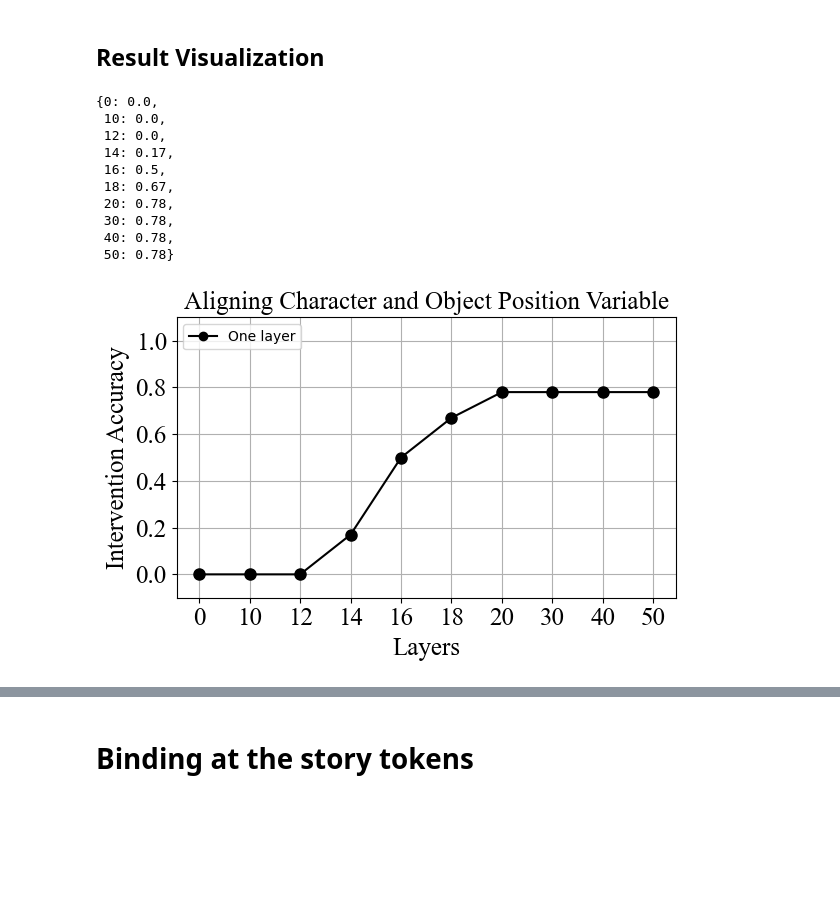
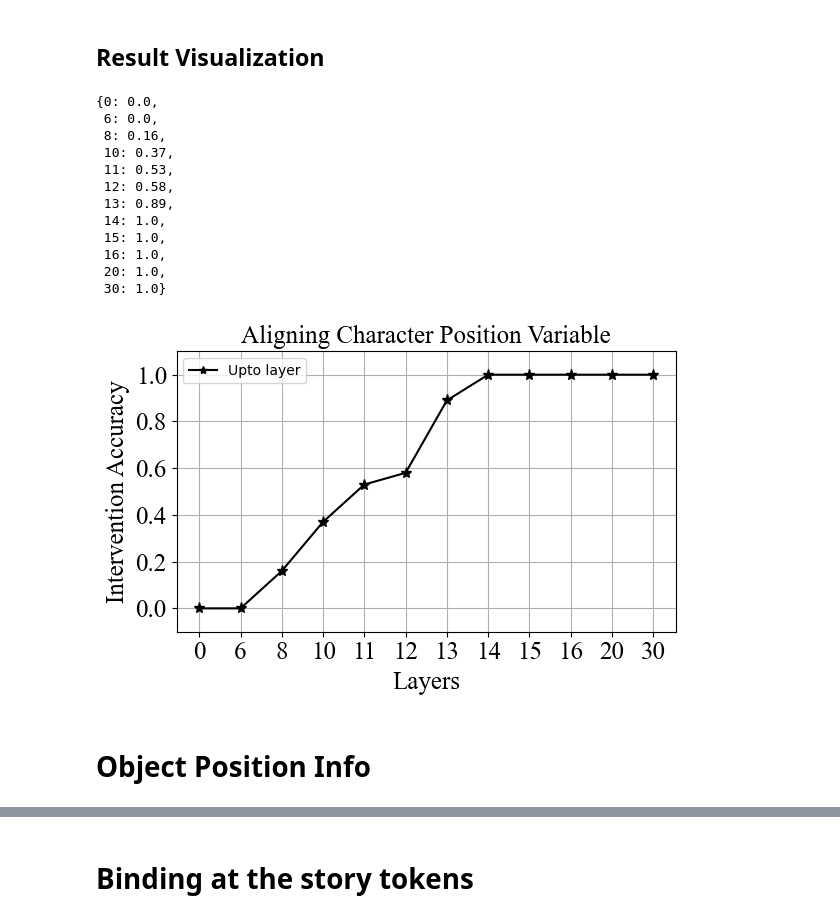
Before and after one commit to umango101/belief_tracking, a Jupyter notebook: notebooks/initial_worldstate_belief_ques.ipynb, the cells around one changed output, grey strips where cells are left out. Saved outputs shown, nothing was run; the diff lists cells and outputs as text; code cells hidden in the pictures; blank space fills up the shorter version.

Commit message:
Belief binding mechanism with new prompt

```diff
--- a/notebooks/initial_worldstate_belief_ques.ipynb
+++ b/notebooks/initial_worldstate_belief_ques.ipynb
@@ -577,8 +567,8 @@ generator.save_html(filename="../plots/belief_exps/pos_trans.html")
 # %%
-n_samples = 50
+n_samples = 20
 batch_size = 1
 
-dataset = get_pos_trans_exps(STORY_TEMPLATES,
+dataset = query_charac_pos(STORY_TEMPLATES,
                              all_characters,
                              all_containers,
                              all_states,
@@ -615,10 +783,10 @@ with torch.no_grad():
         clean_target = batch['clean_ans'][0]
         corrupt_target = batch['corrupt_ans'][0]
 
-        with model.trace(clean_prompt, scan=False, validate=False):
+        with model.trace(clean_prompt):
             clean_pred = model.lm_head.output[0, -1].argmax(dim=-1).item().save()
 
-        with model.trace(corrupt_prompt, scan=False, validate=False):
+        with model.trace(corrupt_prompt):
             corrupt_pred = model.lm_head.output[0, -1].argmax(dim=-1).item().save()
 
         print(f"Clean: {model.tokenizer.decode([clean_pred]).lower().strip()} | Corrupt: {model.tokenizer.decode([corrupt_pred]).lower().strip()}")
@@ -1111,14 +935,3 @@ generator.save_html(filename="../plots/belief_exps/state_pos.html")
-# %%
-n_samples = 20
-batch_size = 1
-
-dataset = get_pos_trans_exps(STORY_TEMPLATES,
-                             all_characters,
-                             all_containers,
-                             all_states,
-                             n_samples,
-                             question_type="belief_question")
-dataloader = DataLoader(dataset, batch_size=batch_size, shuffle=False)
 # %%
 idx = 0
 print(dataset[idx]['corrupt_prompt'], dataset[idx]['corrupt_ans'])
@@ -1259,53 +1062,57 @@ Layer: 18 | Accuracy: 0.6
 ## Result Visualization
 # %%
 # Sort accs_charac_obj_pos by layer_idx
-accs_charac_obj_pos = dict(sorted(accs_charac_obj_pos.items()))
-accs_charac_obj_pos
+accs_charac_pos = dict(sorted(accs_charac_pos.items()))
+accs_charac_pos
 # %% [output]
 {0: 0.0,
- 10: 0.0,
- 12: 0.0,
- 14: 0.17,
- 16: 0.5,
- 18: 0.67,
- 20: 0.78,
- 30: 0.78,
- 40: 0.78,
- 50: 0.78}
+ 6: 0.0,
+ 8: 0.16,
+ 10: 0.37,
+ 11: 0.53,
+ 12: 0.58,
+ 13: 0.89,
+ 14: 1.0,
+ 15: 1.0,
+ 16: 1.0,
+ 20: 1.0,
+ 30: 1.0}
 # %%
 stories = [
     {
         "story": dataset[0]["corrupt_story"],
         "question": dataset[0]["corrupt_question"],
         "answer": dataset[0]["corrupt_ans"],
     },
     {
         "story": dataset[0]["clean_story"],
         "question": dataset[0]["clean_question"],
         "answer": dataset[0]["clean_ans"],
     }
 ]
 
 arrows = [{'start': token_pos_coords['e1_charac1'], 'end': token_pos_coords['e2_charac2'], 'color': 'skyblue'},
           {'start': token_pos_coords['e1_charac2'], 'end': token_pos_coords['e2_charac1'], 'color': 'skyblue'},
           {'start': token_pos_coords['e1_obj2'], 'end': token_pos_coords['e2_obj1'], 'color': 'maroon'},
           {'start': token_pos_coords['e1_obj1'], 'end': token_pos_coords['e2_obj2'], 'color': 'maroon'},
-          {'start': token_pos_coords['e2_state1'], 'end': token_pos_coords['e2_state1'], 'color': 'maroon'},
-          {'start': token_pos_coords['e2_state2'], 'end': token_pos_coords['e2_state2'], 'color': 'maroon'}]
+          {'start': token_pos_coords['e2_state1'], 'end': token_pos_coords['e2_state1'], 'color': 'darkgreen'},
+          {'start': token_pos_coords['e2_state2'], 'end': token_pos_coords['e2_state2'], 'color': 'darkgreen'}]
 
 plot_data = {
-    "labels": accs_charac_obj_pos.keys(),
-    "acc_one_layer": accs_charac_obj_pos.values(),
-    "title": "Aligning Character and Object Position Variable",
+    "labels": accs_charac_pos.keys(),
+    "acc_upto_layer": accs_charac_pos.values(),
+    "title": "Aligning Character Position Variable",
     "x_label": "Layers",
     "y_label": "Intervention Accuracy",
 }
 
-all_characters = list(set(dataset[idx]['clean_characters'] + dataset[idx]['corrupt_characters']))
-all_objects = list(set(dataset[idx]['clean_objects'] + dataset[idx]['corrupt_objects']))
-all_states = list(set(dataset[idx]['clean_states'] + dataset[idx]['corrupt_states']))
+characters = list(set(dataset[idx]['clean_characters'] + dataset[idx]['corrupt_characters']))
+objects = list(set(dataset[idx]['clean_objects'] + dataset[idx]['corrupt_objects']))
+states = list(set(dataset[idx]['clean_states'] + dataset[idx]['corrupt_states']))
 
-generator = StoryGenerator(characters=all_characters, objects=all_objects, states=all_states, stories=stories, target=dataset[idx]['corrupt_ans'], arrows=arrows, plot_data=plot_data)
-generator.save_html(filename="../plots/belief_exps/charac_obj_pos.html")
+generator = StoryGenerator(characters=characters, objects=objects, states=states, stories=stories, target=dataset[idx]['target'], arrows=arrows, plot_data=plot_data)
+generator.save_html(filename="../plots/belief_exps/charac_pos.html")
 # %% [output]
-[figure, old version]
+[figure, new version]
+# %% [markdown]
+# Object Position Info
```
Also changed, not shown: parts of 72 cells of this notebook, 18 other files.
